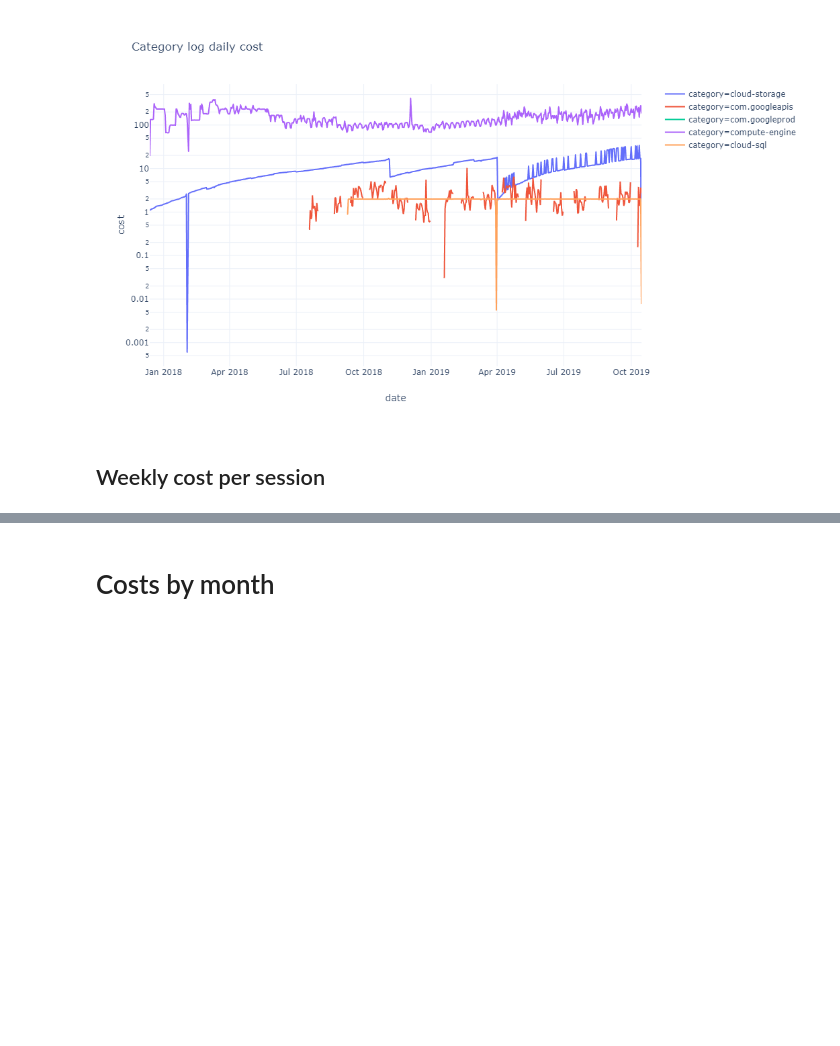
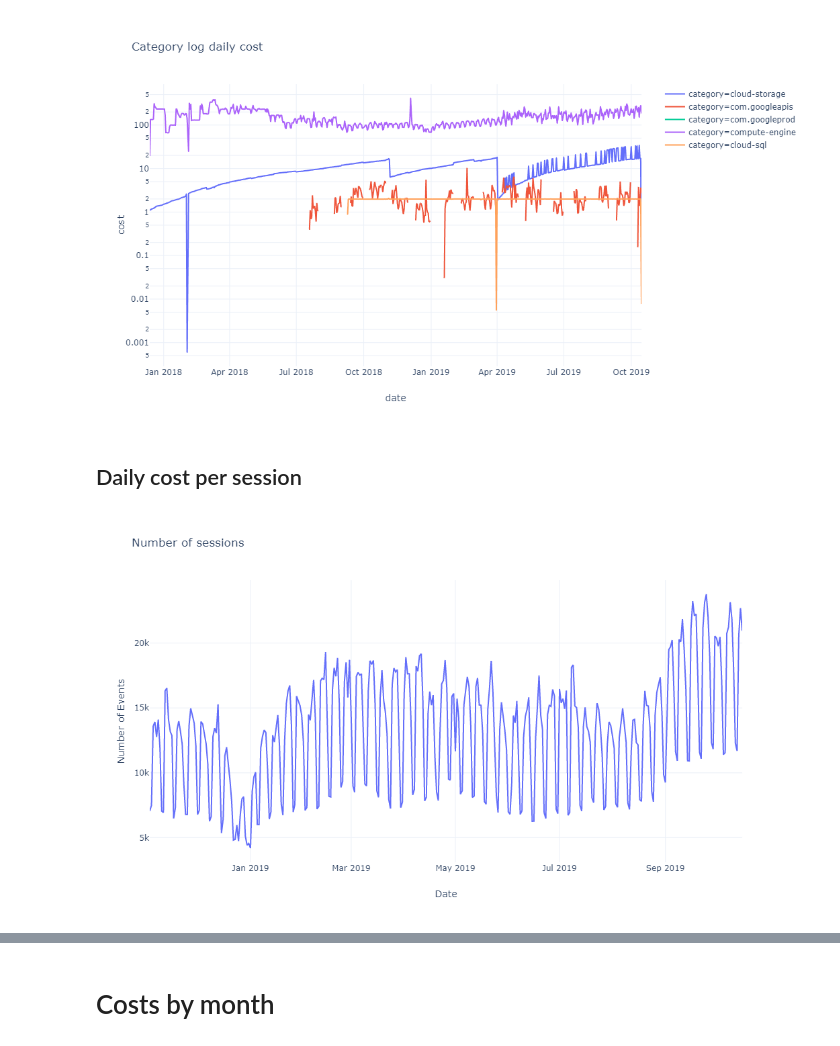
Before and after one commit to jupyterhub/binder-billing, a Jupyter notebook: analyze_data.ipynb, the cells around one changed output, grey strips where cells are left out. Saved outputs shown, nothing was run; the diff lists cells and outputs as text; code cells hidden in the pictures; blank space fills up the shorter version.

```diff
--- a/analyze_data.ipynb
+++ b/analyze_data.ipynb
@@ -60,5 +60,5 @@ pe.line(categories, x='date', y='cost', color='category',
 # %% [output]
 [figure]
 # %% [markdown]
-## Weekly cost per session
+## Daily cost per session
 # %%
@@ -69,0 +70,4 @@ weekly['cost_per_session'] = weekly['cost'] / weekly['Number of Events']
+# %%
+pe.line(daily, x='Date', y='Number of Events', template=template, title="Number of sessions")
+# %% [output]
+[figure, added]
```
Also changed, not shown: parts of 6 cells of this notebook.
